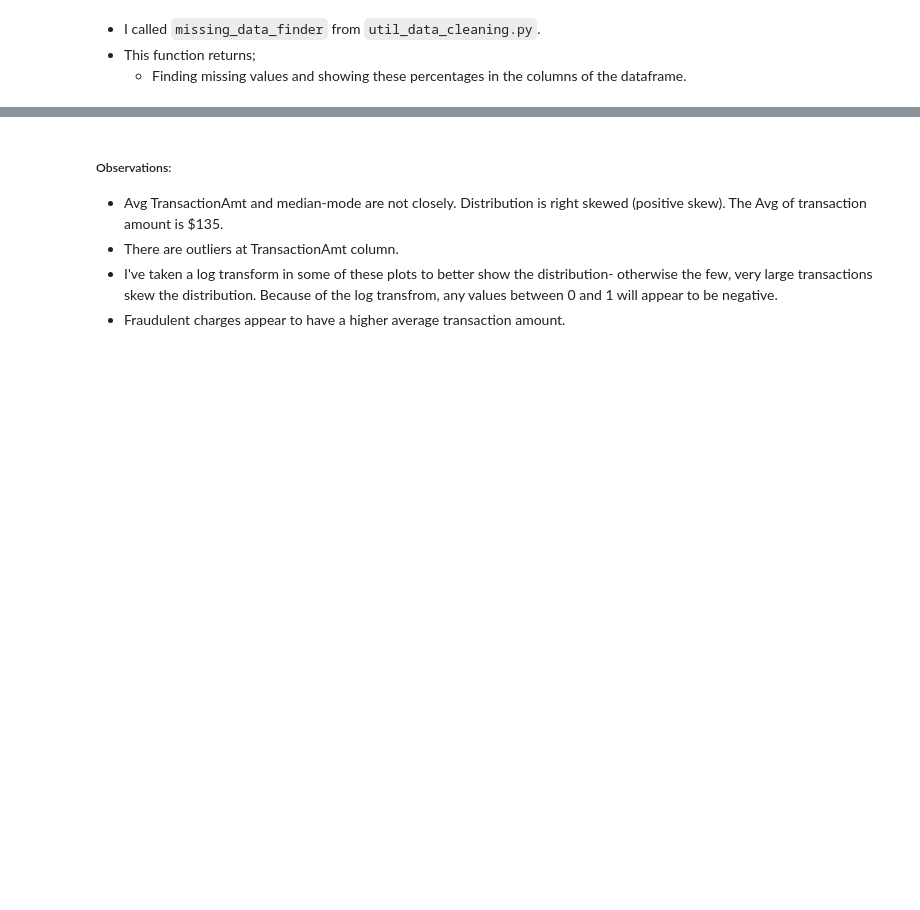
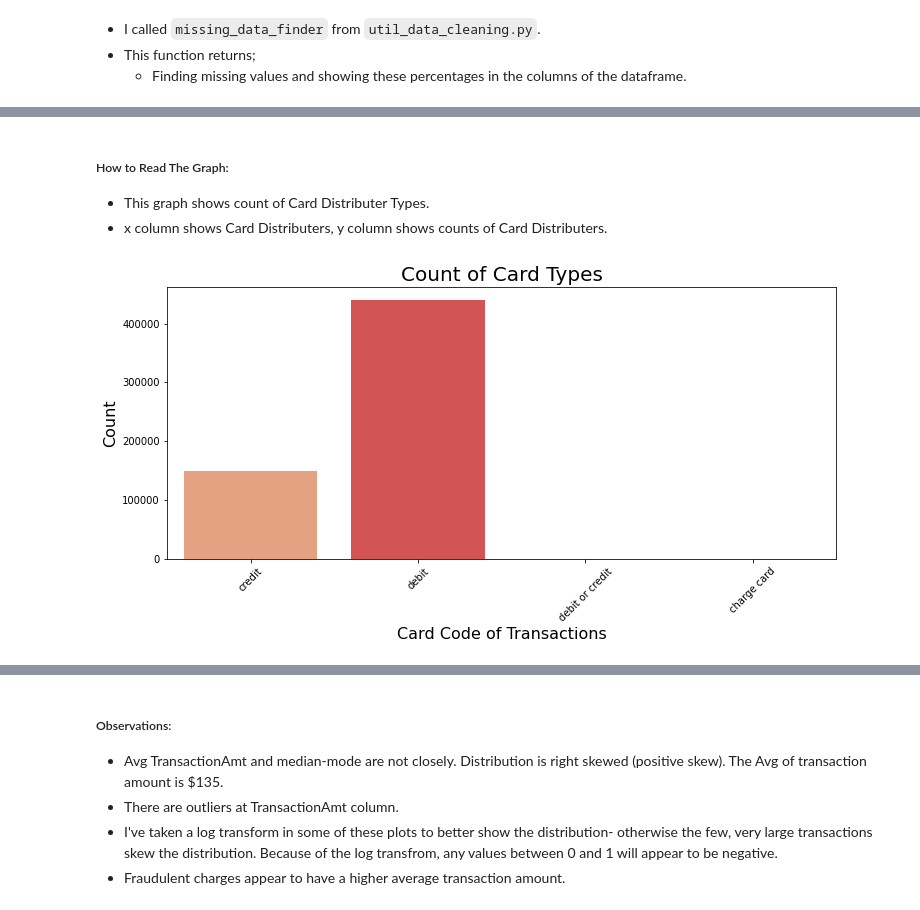
Before and after one commit to ElifKarakutukDinc/IEEE-CIS-Fraud-Detection, a Jupyter notebook: EDA.ipynb, the cells around one changed output, grey strips where cells are left out. Cells and saved outputs as stored; diff of their text form; code cells hidden in the pictures; blank space fills up the shorter version.

```diff
--- a/EDA.ipynb
+++ b/EDA.ipynb
@@ -355,0 +392,15 @@ Mean transaction amt for non-fraud is 134.5117
+# %% [markdown]
+##### How to Read The Graph:
+* This graph shows count of Card Distributer Types.
+* x column shows Card Distributers, y column shows counts of Card Distributers.
+# %%
+countplot_viz(
+    train_transaction,
+    "card6",
+    "Card Code of Transactions",
+    "Count",
+    "Count of Card Types",
+    palette="rocket_r",
+)
+# %% [output]
+[figure, added]
```
Also changed, not shown: parts of 57 cells of this notebook.
